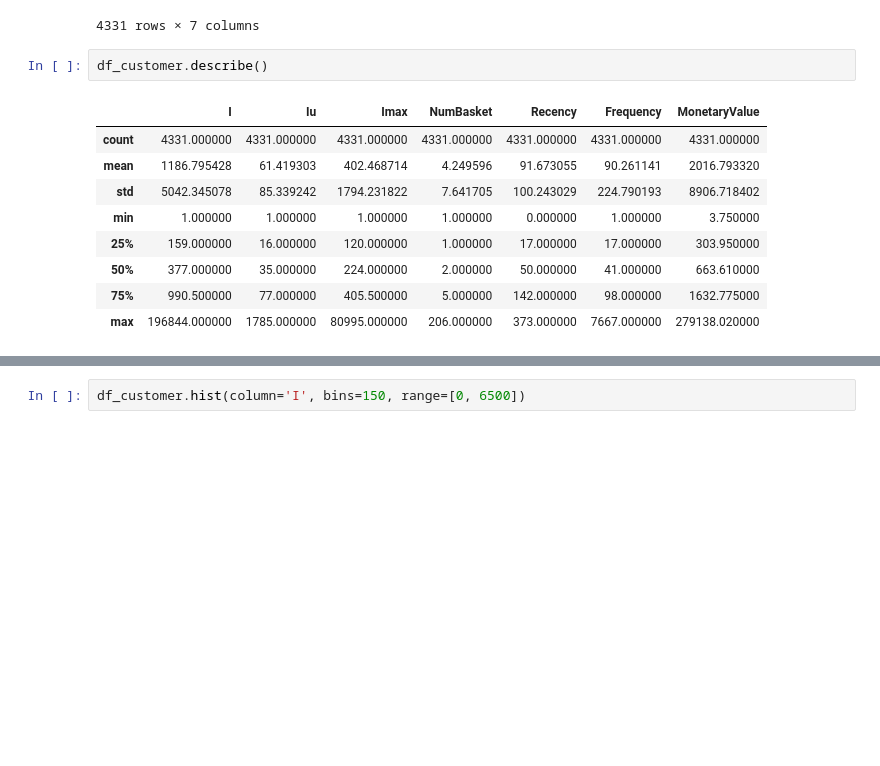
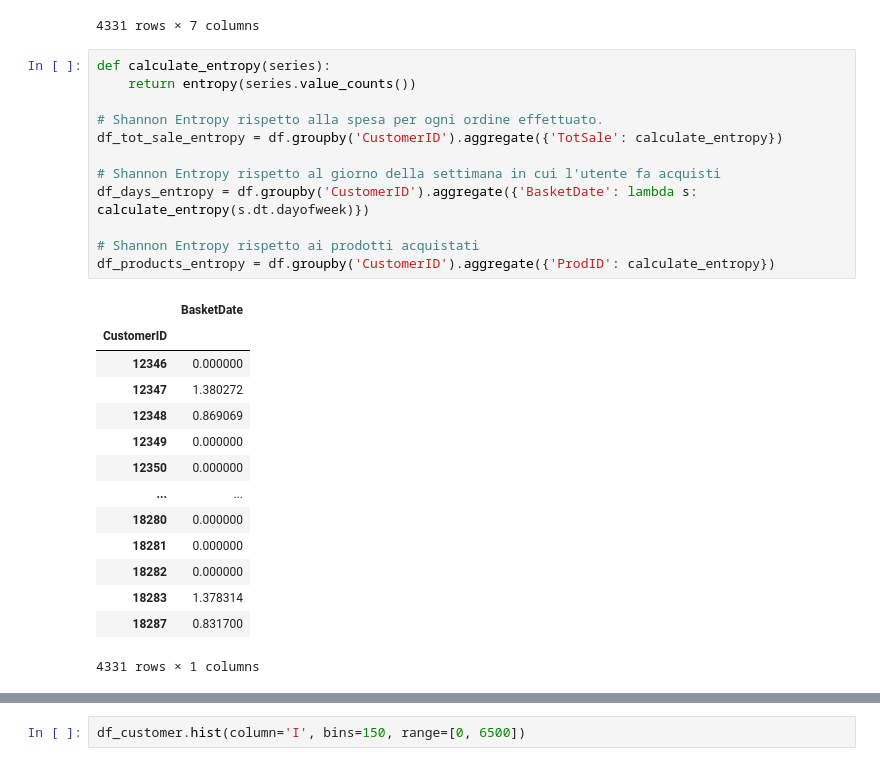
Before and after one commit to saramont/customer_supermarket_analysis, a Jupyter notebook: data_transformation.ipynb, the cells around one changed output, grey strips where cells are left out. Cells and saved outputs as stored; diff of their text form; blank space fills up the shorter version.

```diff
--- a/data_transformation.ipynb
+++ b/data_transformation.ipynb
@@ -124,15 +125,30 @@ df_customer
 | 18283 | 1355 | 262 | 241 | 16 | 3 | 719 | 2039.58 |
 | 18287 | 1586 | 59 | 990 | 3 | 42 | 70 | 1837.28 |
 4331 rows × 7 columns
-# %%
-df_customer.describe()
-# %% [output]
-|  | I | Iu | Imax | NumBasket | Recency | Frequency | MonetaryValue |
-| count | 4331.000000 | 4331.000000 | 4331.000000 | 4331.000000 | 4331.000000 | 4331.000000 | 4331.000000 |
-| mean | 1186.795428 | 61.419303 | 402.468714 | 4.249596 | 91.673055 | 90.261141 | 2016.793320 |
-| std | 5042.345078 | 85.339242 | 1794.231822 | 7.641705 | 100.243029 | 224.790193 | 8906.718402 |
-| min | 1.000000 | 1.000000 | 1.000000 | 1.000000 | 0.000000 | 1.000000 | 3.750000 |
-| 25% | 159.000000 | 16.000000 | 120.000000 | 1.000000 | 17.000000 | 17.000000 | 303.950000 |
-| 50% | 377.000000 | 35.000000 | 224.000000 | 2.000000 | 50.000000 | 41.000000 | 663.610000 |
-| 75% | 990.500000 | 77.000000 | 405.500000 | 5.000000 | 142.000000 | 98.000000 | 1632.775000 |
-| max | 196844.000000 | 1785.000000 | 80995.000000 | 206.000000 | 373.000000 | 7667.000000 | 279138.020000 |
+# %%
+def calculate_entropy(series):
+    return entropy(series.value_counts())
+
+# Shannon Entropy rispetto alla spesa per ogni ordine effettuato.
+df_tot_sale_entropy = df.groupby('CustomerID').aggregate({'TotSale': calculate_entropy})
+
+# Shannon Entropy rispetto al giorno della settimana in cui l'utente fa acquisti
+df_days_entropy = df.groupby('CustomerID').aggregate({'BasketDate': lambda s: calculate_entropy(s.dt.dayofweek)})
+
+# Shannon Entropy rispetto ai prodotti acquistati
+df_products_entropy = df.groupby('CustomerID').aggregate({'ProdID': calculate_entropy})
+# %% [output]
+|  | BasketDate |
+| CustomerID |  |
+| 12346 | 0.000000 |
+| 12347 | 1.380272 |
+| 12348 | 0.869069 |
+| 12349 | 0.000000 |
+| 12350 | 0.000000 |
+| ... | ... |
+| 18280 | 0.000000 |
+| 18281 | 0.000000 |
+| 18282 | 0.000000 |
+| 18283 | 1.378314 |
+| 18287 | 0.831700 |
+4331 rows × 1 columns
```
Also changed, not shown: parts of 2 cells of this notebook.
